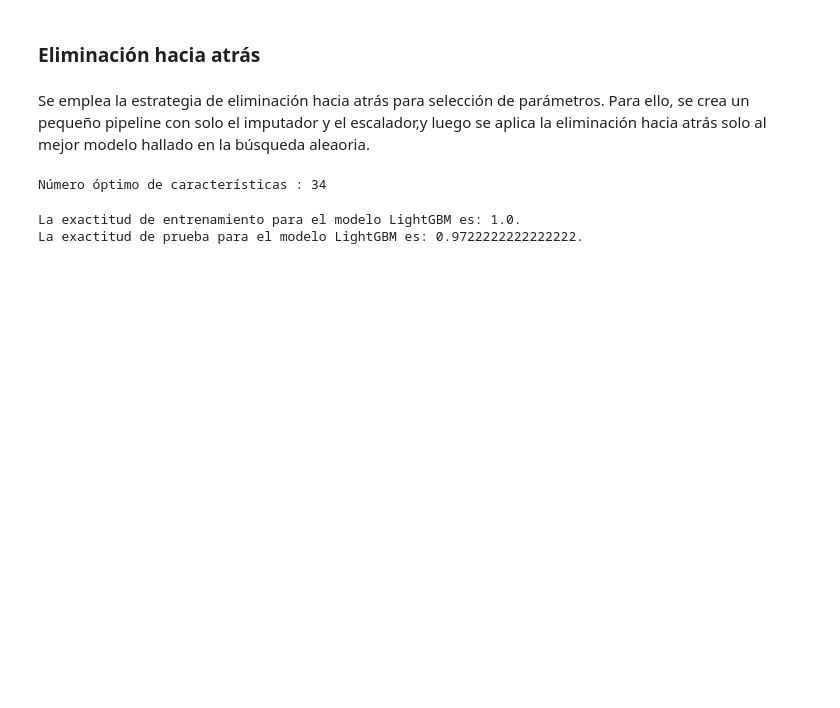
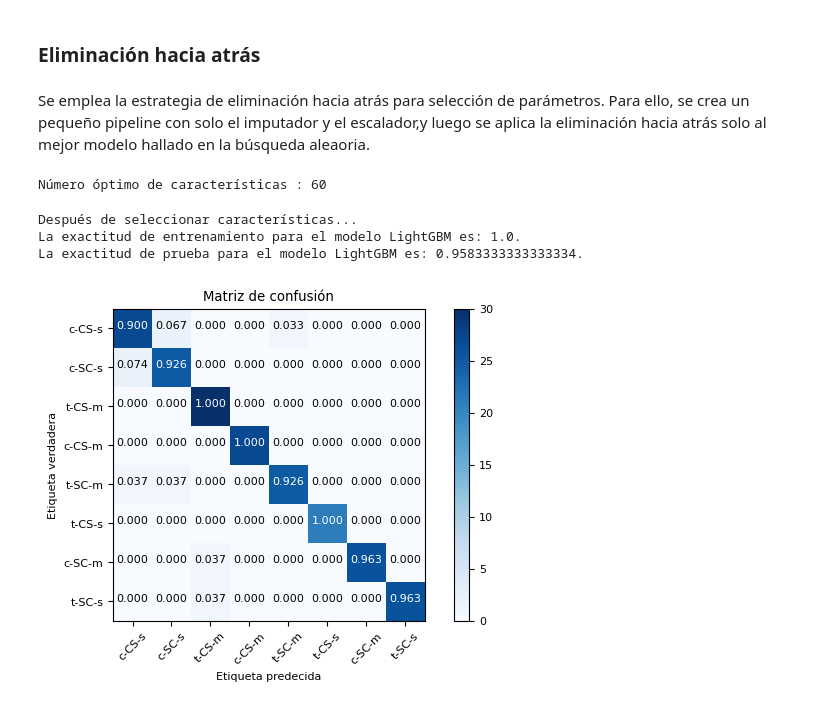
Before and after one commit to alejandro-castro/ProyectoINF648, a Jupyter notebook: Main.ipynb, the cells around one changed output. Saved outputs shown, nothing was run; the diff lists cells and outputs as text; code cells hidden in the pictures; blank space fills up the shorter version.

Commit message:
Agregando matriz de confusión a lightgbm

```diff
--- a/Main.ipynb
+++ b/Main.ipynb
@@ -192,11 +192,14 @@ plt.rcParams.update({'font.size': 8})
 # %%
 def plot_confusion_matrix(y_test, y_pred, classes,
                           title='Matriz de confusion',
-                          cmap=plt.cm.RdYlGn):
+                          cmap=plt.cm.RdYlGn, isforNN=False):
     '''
     Se ha tomado como referencia el siguiente script https://stackoverflow.com/a/50386871
     '''
-    cm = confusion_matrix(y_test, y_pred)
+    if isforNN:
+        cm = tf.math.confusion_matrix(y_test, y_pred, num_classes=8).numpy()
+    else:
+        cm = confusion_matrix(y_test, y_pred)
     np.set_printoptions(precision=2)
     plt.figure()
     plt.imshow(cm, interpolation='nearest', cmap=cmap)
@@ -405,15 +408,15 @@ knn_model = KNeighborsClassifier(n_jobs=-1)
 knn_pipeline = pipeline.Pipeline([("imputer", knn_imputer),("scaler", knn_scaler), ("knn", knn_model)])
 
 #Definicion del grid donde se hará la búsqueda de hiperparámetros
-grid_knn = {"knn__n_neighbors": range(1,10,1),
-            "knn__leaf_size": range(1,6,1),
+grid_knn = {"knn__n_neighbors": range(1,200,1),
+            "knn__leaf_size": range(20,60,1),
             "knn__weights": ['uniform', 'distance'],
             "knn__algorithm": ['auto', 'ball_tree','kd_tree','brute']}
 # %%
 #Busqueda aleatoria
 r_search_knn = model_selection.RandomizedSearchCV(knn_pipeline,
                                                   grid_knn,
-                                                  n_iter=360,
+                                                  n_iter=1000,
                                                   n_jobs=-1,
                                                   cv=8,
                                                   random_state=0)
@@ -961,11 +964,11 @@ imsc_pipeline.fit(x_train)
 x_train_imsc = imsc_pipeline.transform(x_train)
 
 #Mejor modelo obtenido para LightGBM
-best_lgbm_params = best_model.get_params()
+best_lgbm_params = best_lgbm_pipeline["lgbm"].get_params()
 best_model = LGBMClassifier().set_params(**best_lgbm_params)
 
 #Eliminación hacia atrás para el mejor modelo
-rfecv = RFECV(estimator=best_model, step=1, cv=StratifiedKFold(8), scoring='accuracy')
+rfecv = RFECV(estimator=best_model, step=1, cv=StratifiedKFold(8), scoring='accuracy', n_jobs = -1)
 rfecv.fit(x_train_imsc, y_train)
 
 #Transformación de datos de entrenamiento
@@ -973,7 +976,7 @@ x_train_opt = rfecv.transform(x_train_imsc)
 
 print("Número óptimo de características : %d" % x_train_opt.shape[1])
 # %% [output]
-Número óptimo de características : 34
+Número óptimo de características : 60
 # %%
 best_model.fit(x_train_opt, y_train)
 
@@ -989,5 +992,11 @@ print("Después de seleccionar características...")
 print(f"La exactitud de entrenamiento para el modelo LightGBM es: {train_score}.")
 print(f"La exactitud de prueba para el modelo LightGBM es: {test_score}.")
 # %% [output]
+Después de seleccionar características...
 La exactitud de entrenamiento para el modelo LightGBM es: 1.0.
-La exactitud de prueba para el modelo LightGBM es: 0.9722222222222222.
+La exactitud de prueba para el modelo LightGBM es: 0.9583333333333334.
+# %%
+y_pred = best_model.predict(x_test_opt)
+plot_confusion_matrix(y_test, y_pred, class_names, title='Matriz de confusión', cmap=plt.cm.Blues)
+# %% [output]
+[figure, added]
```
Also changed, not shown: parts of 5 cells of this notebook, 1 other file.
